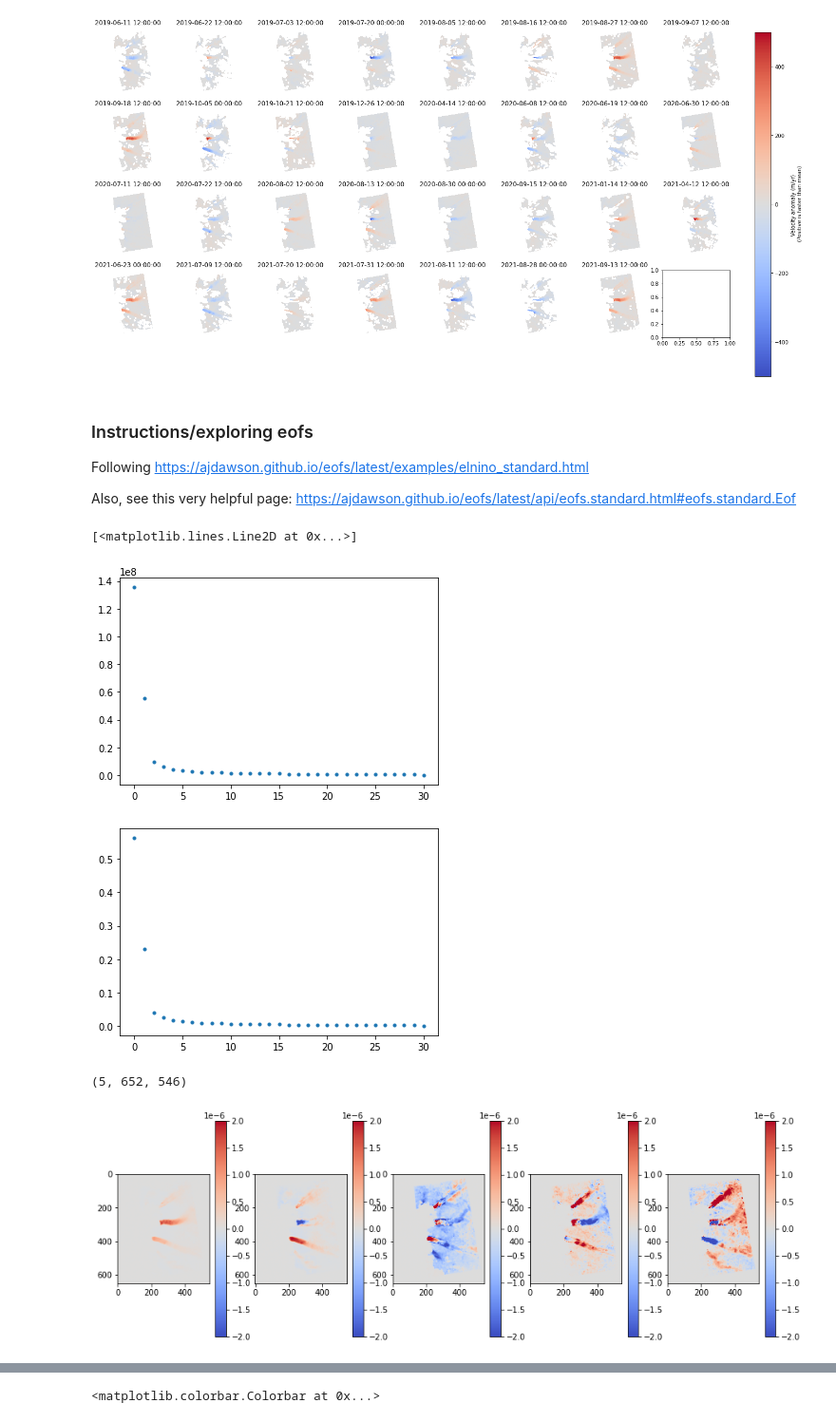
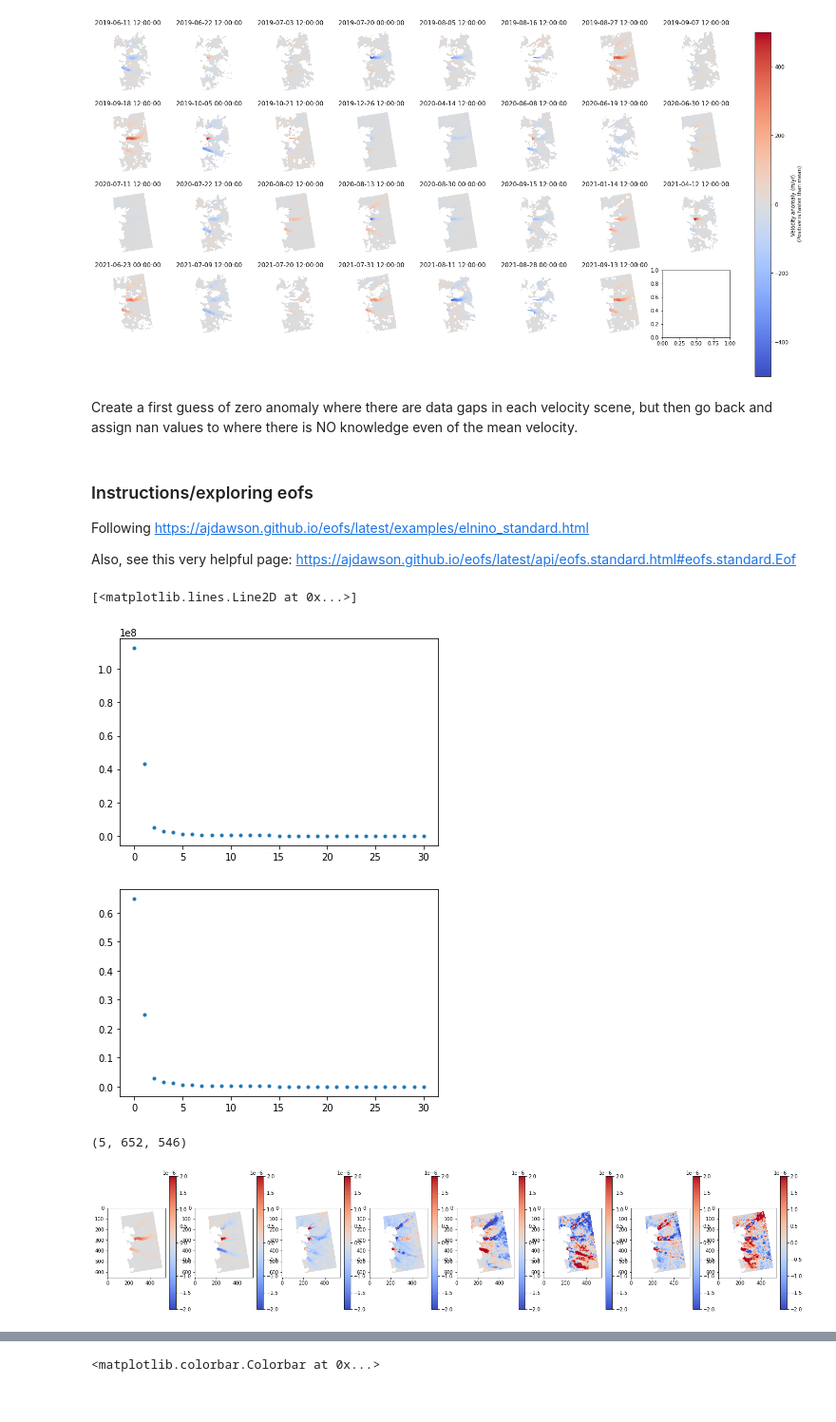
Before and after one commit to tbartholomaus/sat_velocity_processor, a Jupyter notebook: vel_fields.ipynb, the cells around one changed output, grey strips where cells are left out. Shown at 95% size. Drawn from its saved outputs; the diff is of its cells as text; code cells hidden in the pictures.

```diff
--- a/vel_fields.ipynb
+++ b/vel_fields.ipynb
@@ -117,6 +123,9 @@ cax.set_ylabel('Velocity anomaly (m/yr) \n (Positive is faster than mean)')
 # %% [output]
 Text(0, 0.5, 'Velocity anomaly (m/yr) \n (Positive is faster than mean)')
 [figure]
+# %% [markdown]
+Create a first guess of zero anomaly where there are data gaps in each velocity scene,
+but then go back and assign nan values to where there is NO knowledge even of the mean velocity.
 # %%
 # Initialize variable "anom_vol_fill," that starts with anom_vol (including known anomalies),
 #   but assumes as a first guess that the anomaly is zero where it is unmeasured
@@ -137,7 +146,8 @@ Also, see this very helpful page: https://ajdawson.github.io/eofs/latest/api/eof
 # leading PC time series itself.
 
 # eof1 = solver.eofsAsCorrelation(neofs=5)
-pc1 = solver.pcs(npcs=5, pcscaling=1)
+solver = Eof(anom_vol, center=True)
+pc = solver.pcs(npcs=5, pcscaling=1) #Eigenvalues of the first N modes
 # %%
 eof1 = solver.eofs(neofs=5, eofscaling=0)
 # %%
@@ -146,25 +156,27 @@ plt.figure()
 plt.plot(solver.varianceFraction(), '.')
 # %% [output]
 [<matplotlib.lines.Line2D at 0x...>]
-[figure, old version]
+[figure, new version]
-[figure, old version]
+[figure, new version]
 # %%
 eof1.shape
 # %% [output]
 (5, 652, 546)
 # %%
+# PLOT THE FIRST N EOFs
+
 # eof1 = solver.eofsAsCorrelation(neofs=5)
-eof1 = solver.eofs(neofs=5, eofscaling=1)
+eof1 = solver.eofs(neofs=8, eofscaling=1)
 
 fig, ax = plt.subplots(ncols=eof1.shape[0],
-                       figsize=(15,5) )
+                       figsize=(25,5) )
 for i in range(eof1.shape[0]):
     img = ax[i].imshow(eof1[i].squeeze(),
                        # cmap='coolwarm')#, vmin=-200, vmax=200)
                        # cmap='coolwarm', vmin=-0.03, vmax=0.03)
                        cmap='coolwarm', vmin=-2e-6, vmax=2e-6)
     plt.colorbar(img, ax=ax[i])
 # %% [output]
-[figure, old version]
+[figure, new version]
 # %%
 
```
Also changed, not shown: parts of 14 cells of this notebook.
